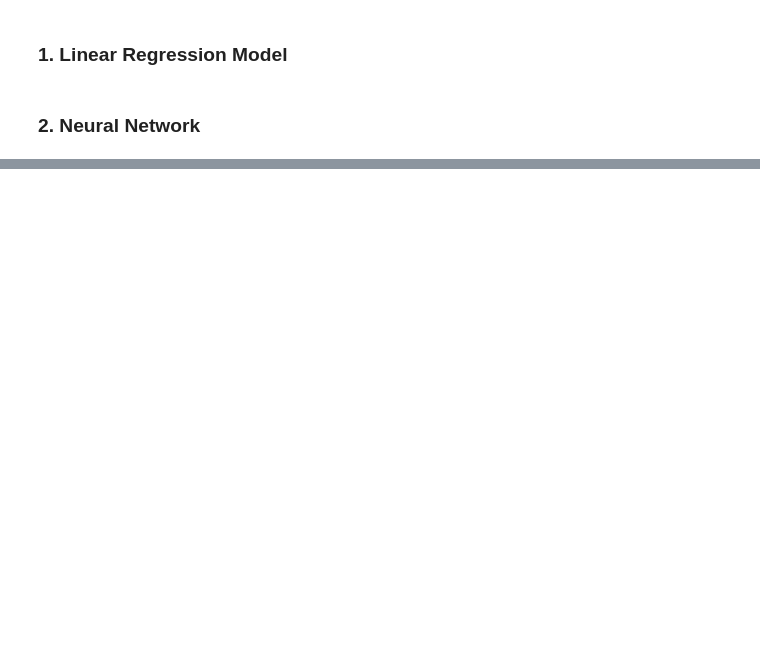
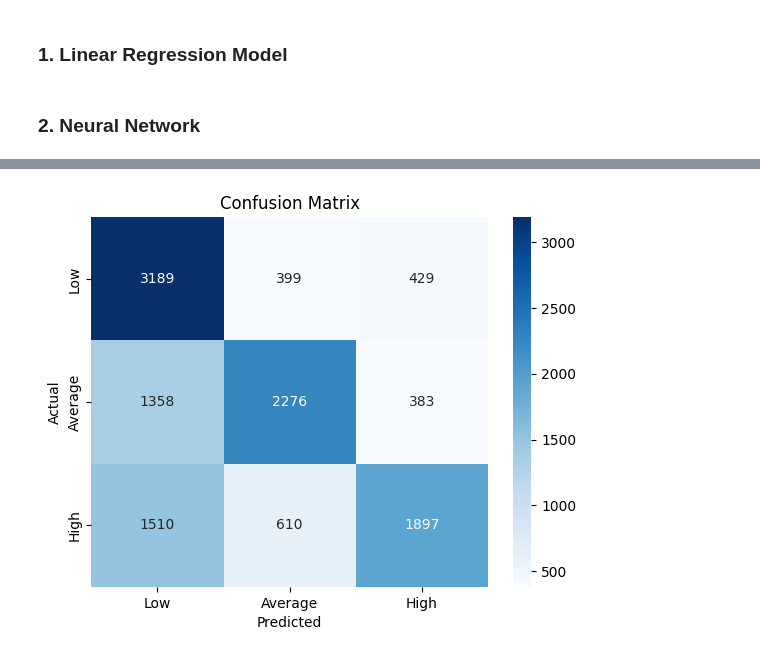
Before and after one commit to madwirblet/CIS4930-Final-Project, a Jupyter notebook: final.ipynb, the cells around one changed output, grey strips where cells are left out. Cells and saved outputs as stored; diff of their text form; code cells hidden in the pictures; blank space fills up the shorter version.

```diff
--- a/final.ipynb
+++ b/final.ipynb
@@ -297,10 +332,15 @@ Skewness after log-transform: 1.0183365656855565
+# %%
+# Scale only continuous features
+scaler = StandardScaler()
+X_train[numeric_cols] = scaler.fit_transform(X_train[numeric_cols])
+X_test[numeric_cols]  = scaler.transform(X_test[numeric_cols])
 # %% [markdown]
 ### 1. Linear Regression Model
 # %%
-# train linear regression model
-lin_reg = LinearRegression()
-lin_reg.fit(X_train_scaled, y_train)
-y_pred = lin_reg.predict(X_test_scaled)
+# # train linear regression model
+# lin_reg = LinearRegression()
+# lin_reg.fit(X_train_scaled, y_train)
+# y_pred = lin_reg.predict(X_test_scaled)
 # %%
 # evaluate linear regression performance
 # %% [markdown]
@@ -507,0 +375,67 @@ plt.show()
+# %%
+model = ClassificationNN(input_dim=X_train_tensor.shape[1], num_classes=3)
+
+optimizer = torch.optim.Adam(model.parameters(), lr=1e-3)
+criterion = nn.CrossEntropyLoss()
+# %%
+train_losses = []
+test_losses = []
+
+n_epochs = 100
+for epoch in range(n_epochs):
+    model.train()
+    running_train_loss = 0.0
+    for X_batch, y_batch in train_loader:
+        optimizer.zero_grad()
+        outputs = model(X_batch)
+        loss = criterion(outputs, y_batch)
+        loss.backward()
+        optimizer.step()
+        running_train_loss += loss.item() * X_batch.size(0)
+
+    train_loss = running_train_loss / len(train_loader.dataset)
+    train_losses.append(train_loss)
+
+    # Test loss
+    model.eval()
+    running_test_loss = 0.0
+    with torch.no_grad():
+        for X_batch, y_batch in test_loader:
+            outputs = model(X_batch)
+            loss = criterion(outputs, y_batch)
+            running_test_loss += loss.item() * X_batch.size(0)
+
+    test_loss = running_test_loss / len(test_loader.dataset)
+    test_losses.append(test_loss)
+
+    if (epoch + 1) % 10 == 0:
+        print(f"Epoch {epoch+1}/{n_epochs} | Train Loss: {train_loss:.4f} | Test Loss: {test_loss:.4f}")
+
+# Evaluation
+model.eval()
+with torch.no_grad():
+    outputs = model(X_test_tensor)
+    y_pred = torch.argmax(outputs, dim=1)
+
+labels = ["Low", "Average", "High"]
+
+print("Classification Report:\n")
+print(classification_report(y_test_tensor.numpy(), y_pred.numpy(), target_names=labels))
+
+cm = confusion_matrix(y_test_tensor.numpy(), y_pred.numpy())
+sns.heatmap(cm, annot=True, fmt='d', cmap='Blues', xticklabels=labels, yticklabels=labels)
+plt.xlabel("Predicted")
+plt.ylabel("Actual")
+plt.title("Confusion Matrix")
+plt.show()
+
+plt.figure(figsize=(8,5))
+plt.plot(train_losses, label="Train Loss")
+plt.plot(test_losses, label="Test Loss")
+plt.xlabel("Epoch")
+plt.ylabel("Cross-Entropy Loss")
+plt.title("Training vs Test Loss")
+plt.legend()
+plt.grid(True)
+plt.show()
+# %% [output]
@@ -507,0 +459 @@ plt.show()
+[figure, added]
```
Also changed, not shown: parts of 23 cells of this notebook.
